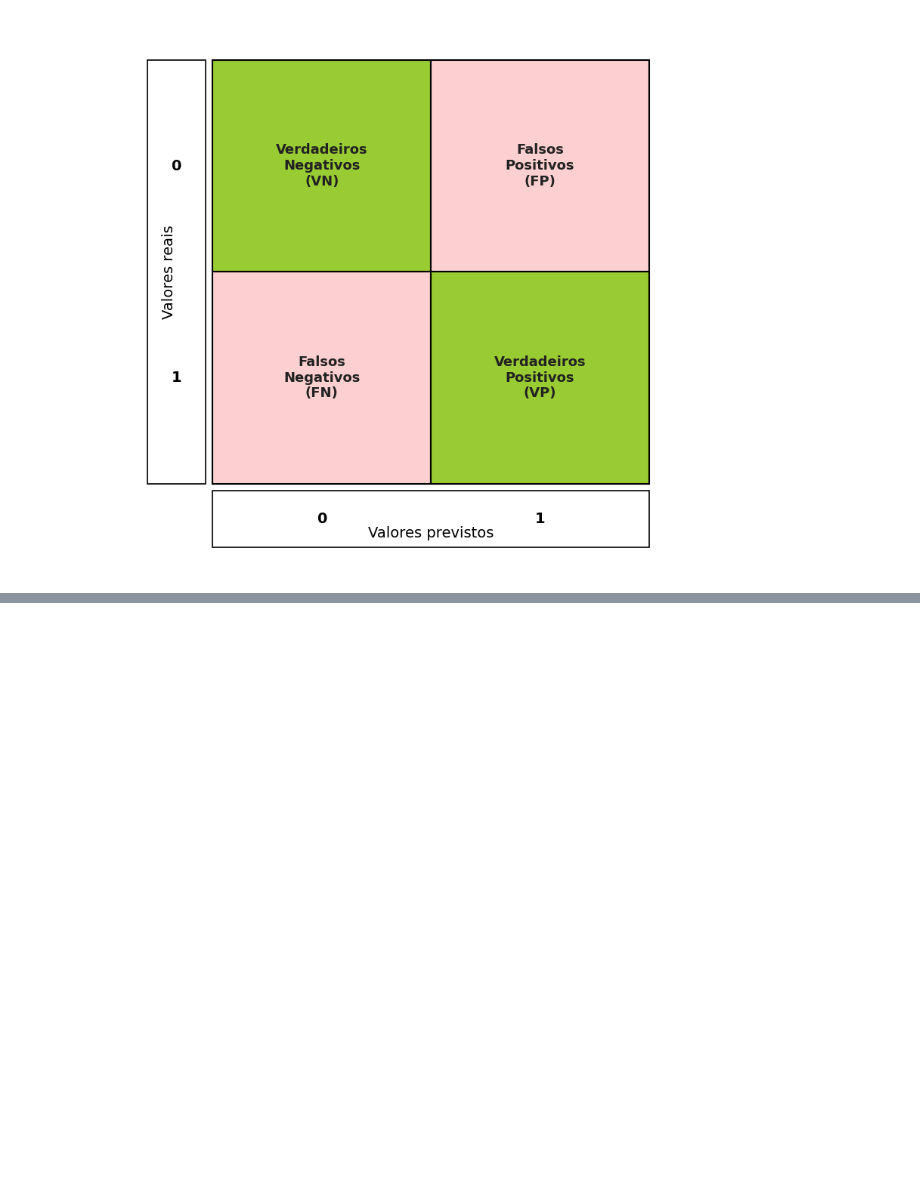
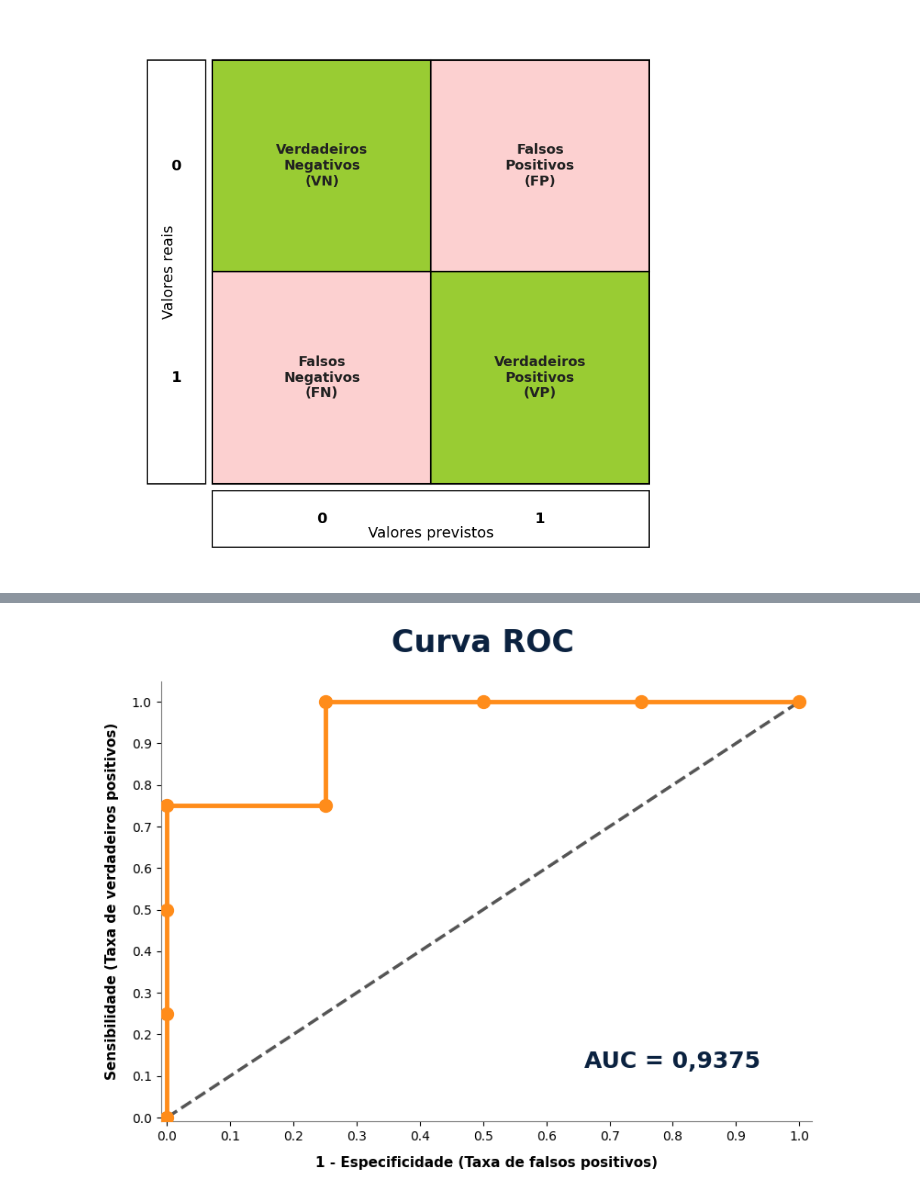
Before and after one commit to Vagnerkrg/class-dados-com-ml, a Jupyter notebook: validacao.ipynb, the cells around one changed output, grey strips where cells are left out. Saved outputs shown, nothing was run; the diff lists cells and outputs as text; code cells hidden in the pictures; blank space fills up the shorter version.

```diff
--- a/validacao.ipynb
+++ b/validacao.ipynb
@@ -171,0 +280,50 @@ plt.show()
+# %%
+import matplotlib.pyplot as plt
+import numpy as np
+
+# 1. Configuração da figura com bordas limpas
+fig, ax = plt.subplots(figsize=(8, 6.2))
+
+# 2. Definição dos pontos da curva (Extraídos do gráfico)
+x_pontos = [0, 0, 0, 0, 0.25, 0.25, 0.5, 0.75, 1]
+y_pontos = [0, 0.25, 0.5, 0.75, 0.75, 1, 1, 1, 1]
+
+# 3. Plotagem das linhas e elementos visuais
+# Linha pontilhada diagonal de referência (cinza escuro)
+ax.plot([0, 1], [0, 1], color='#555555', linestyle='--', linewidth=2.5)
+
+# Curva ROC principal (linha laranja contínua)
+ax.plot(x_pontos, y_pontos, color='#ff8c1a', linewidth=3.5, zorder=2)
+
+# Marcadores redondos nos vértices dos pontos (laranja)
+ax.scatter(x_pontos, y_pontos, color='#ff8c1a', s=100, zorder=3)
+
+# 4. Título e Textos Informativos (Centralizados)
+# Mudamos o X para 0.5 e o alinhamento horizontal (ha) para 'center'
+ax.text(0.5, 1.12, 'Curva ROC', fontsize=24, fontweight='bold', color='#0b2240', ha='center')
+
+# O texto da AUC foi levemente reajustado para ficar centralizado no canto inferior direito
+ax.text(0.80, 0.12, 'AUC = 0,9375', fontsize=18, fontweight='bold', color='#0b2240', ha='center')
+
+# 5. Configuração detalhada dos Eixos
+ax.set_xlabel('1 - Especificidade (Taxa de falsos positivos)', fontsize=11, fontweight='bold', labelpad=10)
+ax.set_ylabel('Sensibilidade (Taxa de verdadeiros positivos)', fontsize=11, fontweight='bold', labelpad=10)
+
+# Valores fixos dos eixos de 0 a 1 (passo de 0,1)
+ax.set_xticks(np.arange(0, 1.1, 0.1))
+ax.set_yticks(np.arange(0, 1.1, 0.1))
+
+# Ajuste fino dos limites para colar o gráfico nas bordas e sumir com espaços vazios
+ax.set_xlim(-0.01, 1.02)
+ax.set_ylim(-0.01, 1.05)
+
+# Remove as bordas superior e direita do gráfico para o estilo limpo do slide
+ax.spines['top'].set_visible(False)
+ax.spines['right'].set_visible(False)
+ax.spines['left'].set_color('#777777')
+ax.spines['bottom'].set_color('#777777')
+
+plt.tight_layout()
+plt.show()
+# %% [output]
+[figure, added]
```
Also changed, not shown: parts of 17 cells of this notebook.
